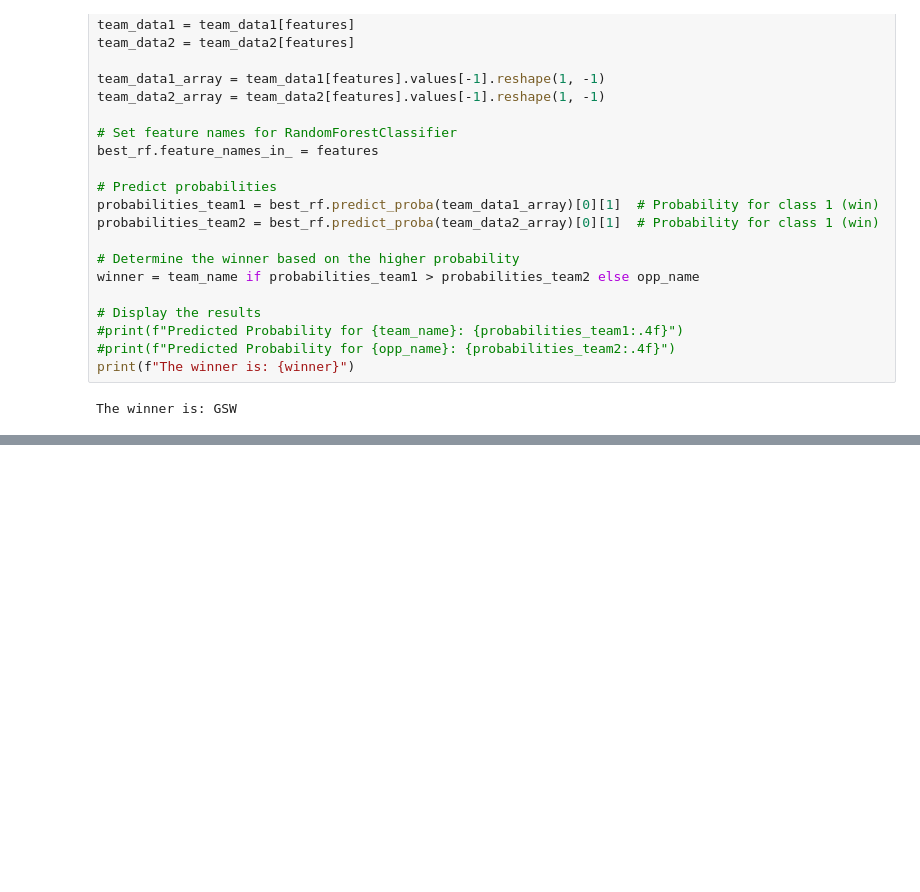
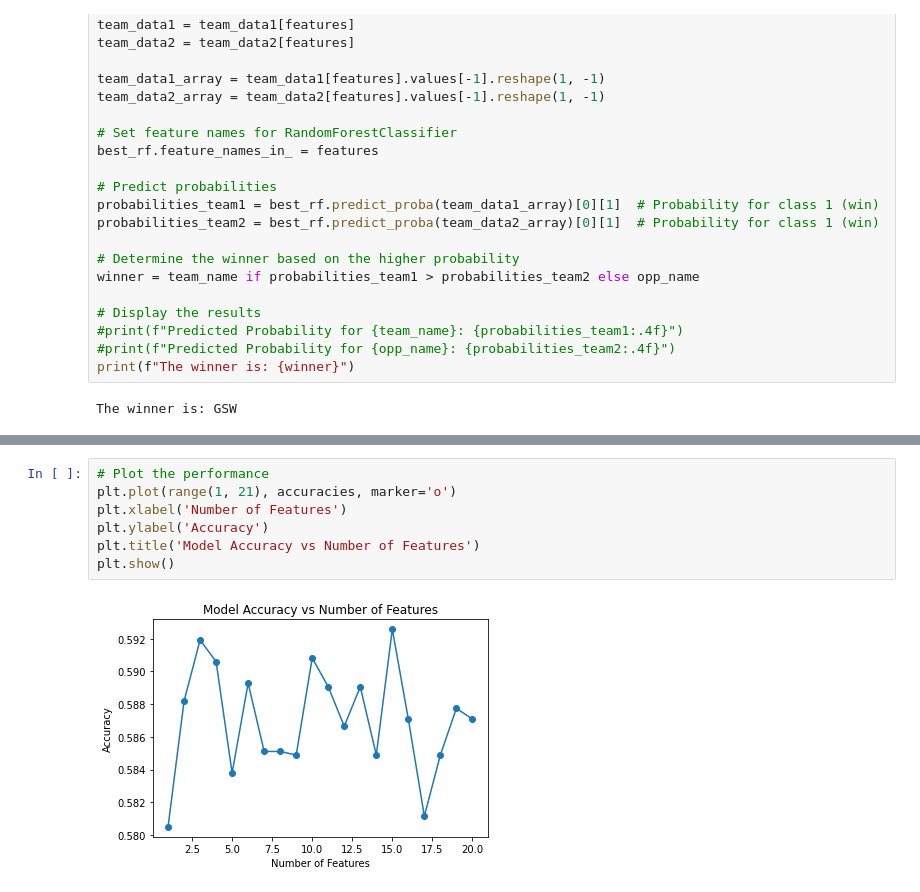
Before and after one commit to vvennela/thebooker, a Jupyter notebook: notebooks/ml_notebook.ipynb, the cells around one changed output, grey strips where cells are left out. Cells and saved outputs as stored; diff of their text form; blank space fills up the shorter version.

```diff
--- a/notebooks/ml_notebook.ipynb
+++ b/notebooks/ml_notebook.ipynb
@@ -667,0 +997,9 @@ The winner is: GSW
+# %%
+# Plot the performance
+plt.plot(range(1, 21), accuracies, marker='o')
+plt.xlabel('Number of Features')
+plt.ylabel('Accuracy')
+plt.title('Model Accuracy vs Number of Features')
+plt.show()
+# %% [output]
+[figure, added]
```
Also changed, not shown: parts of 9 cells of this notebook, 7 other files.
